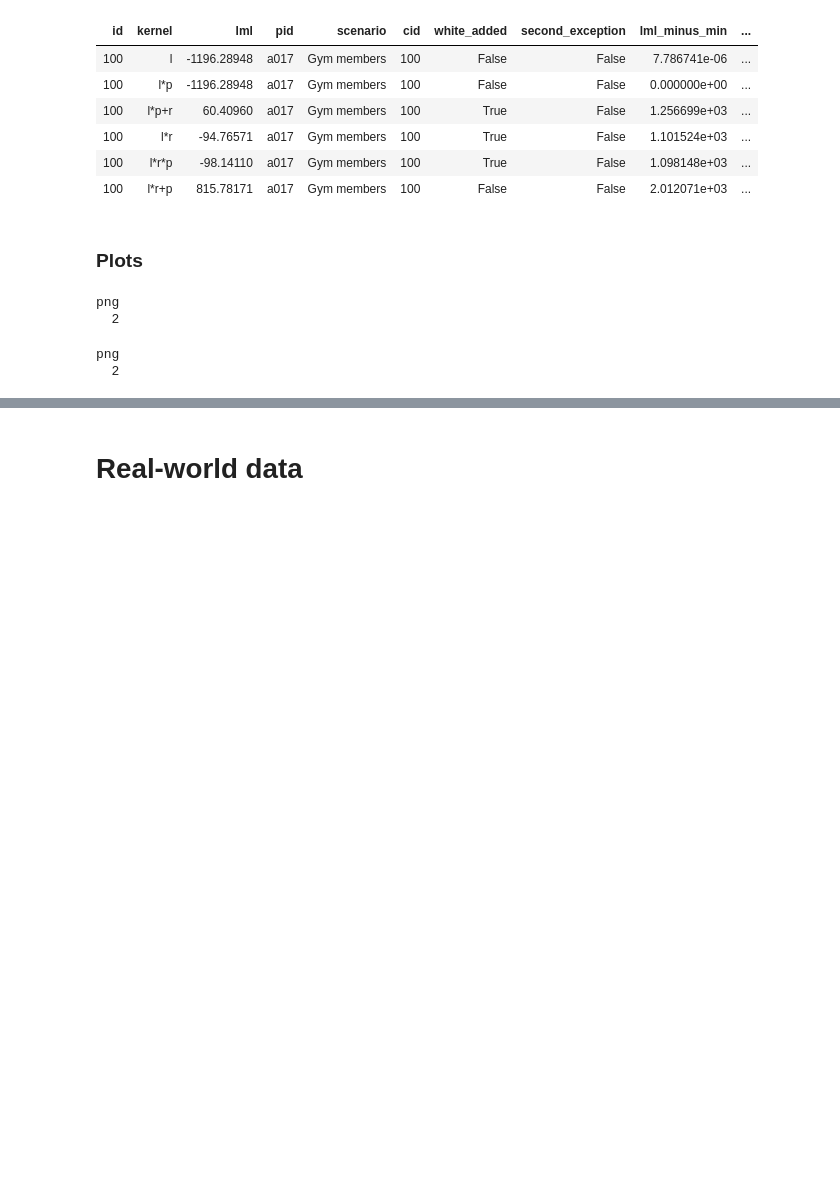
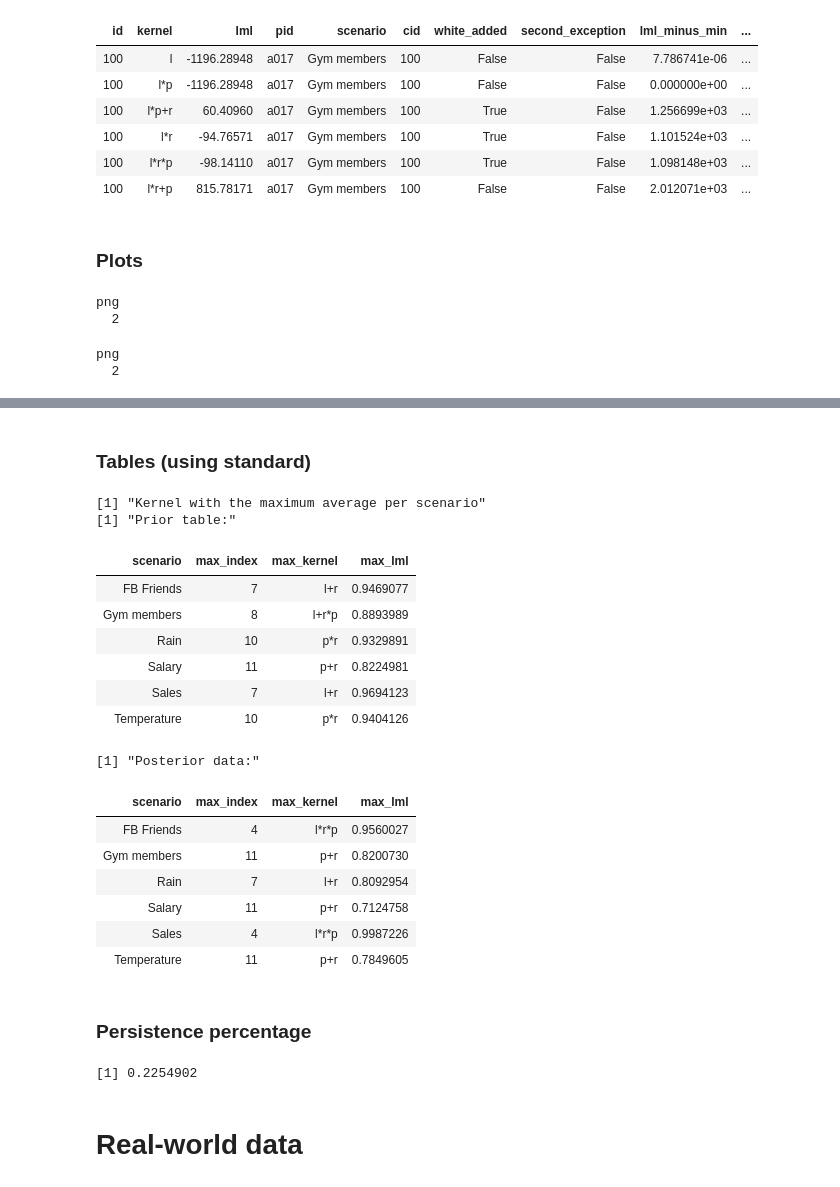
Before and after one commit to ericschulz/compforca, a Jupyter notebook: Data analysis/3- New compositional analysis.ipynb, the cells around one changed output, grey strips where cells are left out. Cells and saved outputs as stored; diff of their text form; code cells hidden in the pictures; blank space fills up the shorter version.

```diff
--- a/Data analysis/3- New compositional analysis.ipynb
+++ b/Data analysis/3- New compositional analysis.ipynb
@@ -256,2 +546,77 @@ png
+# %% [markdown]
+### Tables (using standard)
+# %%
+prior_a <- lmls_prior_f %>%
+                    filter(kernel != 'l', kernel != 'p', kernel != 'r') %>%
+                    group_by(kernel, scenario) %>%
+                    summarize(value = mean(lml_standard),
+                              lo_ci = t.test(lml_standard, conf.level=0.95)$conf.int[1],
+                              hi_ci = t.test(lml_standard, conf.level=0.95)$conf.int[2])
+
+posterior_a <- lmls_posterior_f %>%
+                    filter(kernel != 'l', kernel != 'p', kernel != 'r') %>%
+                    group_by(kernel, scenario) %>%
+                    summarize(value = mean(lml_standard),
+                              lo_ci = t.test(lml_standard, conf.level=0.95)$conf.int[1],
+                              hi_ci = t.test(lml_standard, conf.level=0.95)$conf.int[2])
+
+print('Kernel with the maximum average per scenario')
+print('Prior table:')
+prior_a %>%
+    group_by(scenario) %>%
+    summarize(max_index = which.max(value),
+              max_kernel = kernel[max_index],
+              max_lml = value[max_index])
+
+print('Posterior data:')
+posterior_a %>%
+    group_by(scenario) %>%
+    summarize(max_index = which.max(value),
+              max_kernel = kernel[max_index],
+              max_lml = value[max_index])
+# %% [output]
+[1] "Kernel with the maximum average per scenario"
+[1] "Prior table:"
+| scenario | max_index | max_kernel | max_lml |
+| FB Friends | 7 | l+r | 0.9469077 |
+| Gym members | 8 | l+r*p | 0.8893989 |
+| Rain | 10 | p*r | 0.9329891 |
+| Salary | 11 | p+r | 0.8224981 |
+| Sales | 7 | l+r | 0.9694123 |
+| Temperature | 10 | p*r | 0.9404126 |
+[1] "Posterior data:"
+| scenario | max_index | max_kernel | max_lml |
+| FB Friends | 4 | l*r*p | 0.9560027 |
+| Gym members | 11 | p+r | 0.8200730 |
+| Rain | 7 | l+r | 0.8092954 |
+| Salary | 11 | p+r | 0.7124758 |
+| Sales | 4 | l*r*p | 0.9987226 |
+| Temperature | 11 | p+r | 0.7849605 |
+# %% [markdown]
+### Persistence percentage
+# %%
+prior_maxs <- lmls_prior_f %>%
+                filter(kernel != 'l', kernel != 'p', kernel != 'r') %>%
+                group_by(id, pid, scenario) %>%
+                summarize(max_index = which.max(lml),
+                          max_kernel = kernel[max_index],
+                          max_lml = lml[max_index])
+
+posterior_maxs <- lmls_posterior_f %>%
+                filter(kernel != 'l', kernel != 'p', kernel != 'r') %>%
+                group_by(id, pid, scenario) %>%
+                summarize(max_index = which.max(lml),
+                          max_kernel = kernel[max_index],
+                          max_lml = lml[max_index])
+
+merged_maxs <- merge(x = prior_maxs, y = posterior_maxs, by = c("id", "id"), all.x = TRUE)
+
+(merged_maxs %>%
+    filter(max_kernel.x == max_kernel.y) %>%
+    nrow)/
+(merged_maxs %>%
+    nrow)
+# %% [output]
+[1] 0.2254902
 # %% [markdown]
 # Real-world data
```
Also changed, not shown: parts of 29 cells of this notebook, 11 other files.
